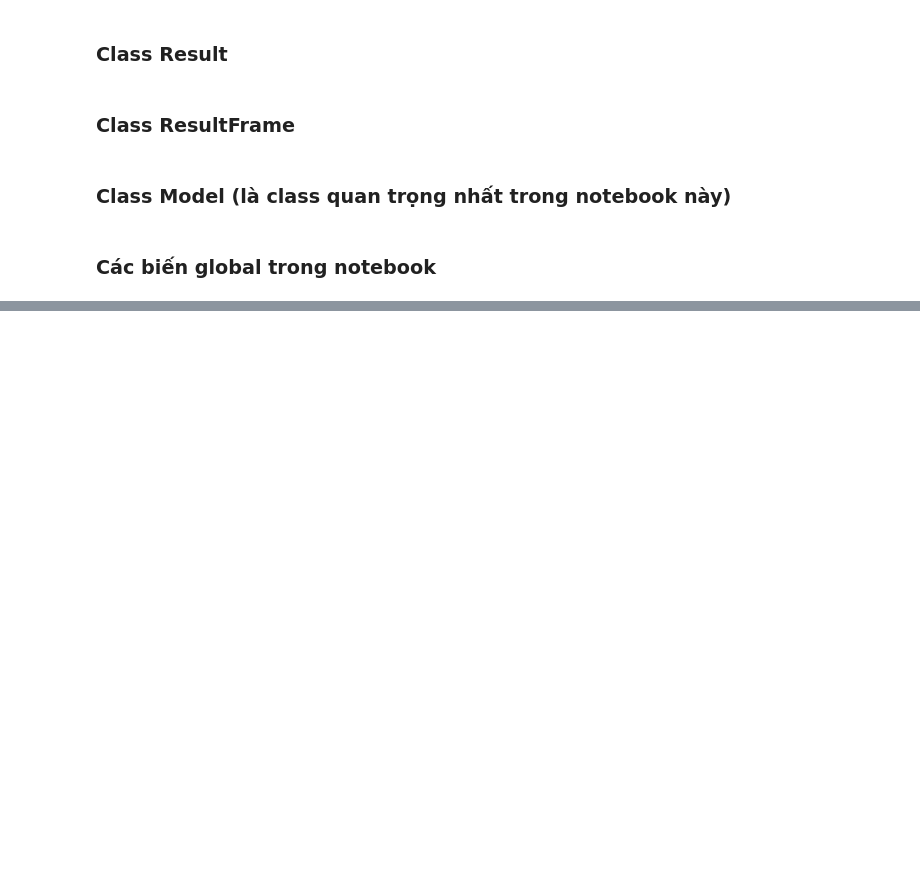
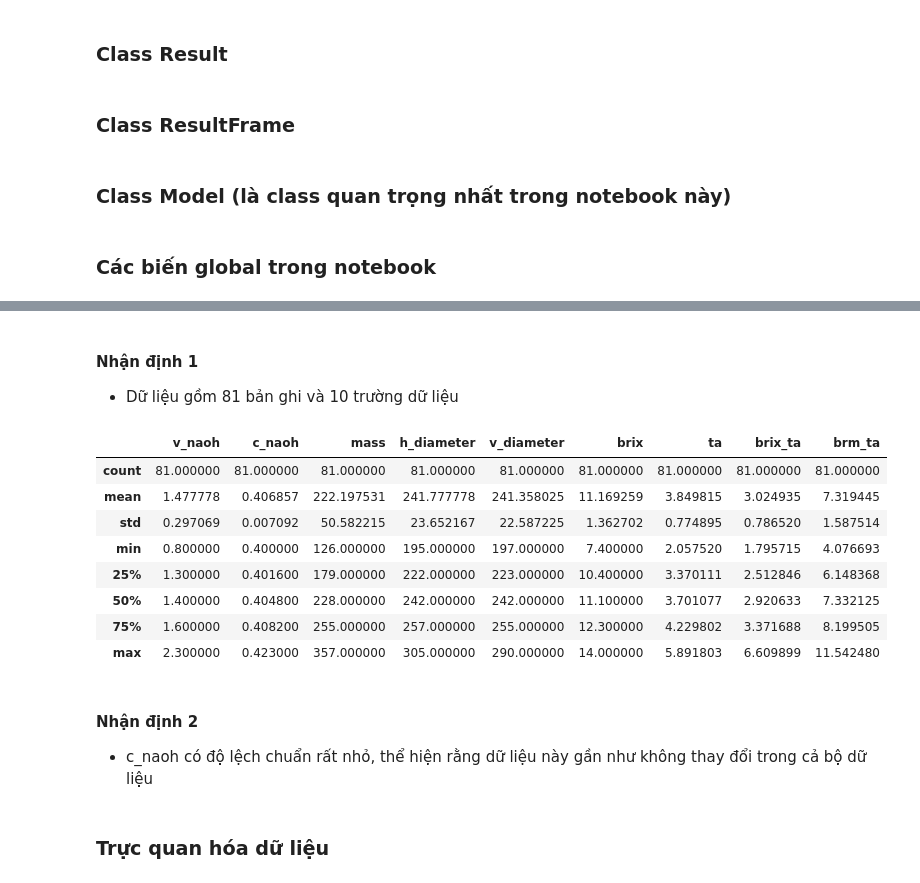
Before and after one commit to DucTrung1802/DS, a Jupyter notebook: Orange/main_orange.ipynb, the cells around one changed output, grey strips where cells are left out. Saved outputs shown, nothing was run; the diff lists cells and outputs as text; code cells hidden in the pictures; blank space fills up the shorter version.

```diff
--- a/Orange/main_orange.ipynb
+++ b/Orange/main_orange.ipynb
@@ -522,0 +754,22 @@ class Model(Utilities):
+# %% [markdown]
+#### Nhận định 1
+- Dữ liệu gồm 81 bản ghi và 10 trường dữ liệu
+# %%
+std_col_name_dataframe.describe()
+# %% [output]
+|  | v_naoh | c_naoh | mass | h_diameter | v_diameter | brix | ta | brix_ta | brm_ta |
+| count | 81.000000 | 81.000000 | 81.000000 | 81.000000 | 81.000000 | 81.000000 | 81.000000 | 81.000000 | 81.000000 |
+| mean | 1.477778 | 0.406857 | 222.197531 | 241.777778 | 241.358025 | 11.169259 | 3.849815 | 3.024935 | 7.319445 |
+| std | 0.297069 | 0.007092 | 50.582215 | 23.652167 | 22.587225 | 1.362702 | 0.774895 | 0.786520 | 1.587514 |
+| min | 0.800000 | 0.400000 | 126.000000 | 195.000000 | 197.000000 | 7.400000 | 2.057520 | 1.795715 | 4.076693 |
+| 25% | 1.300000 | 0.401600 | 179.000000 | 222.000000 | 223.000000 | 10.400000 | 3.370111 | 2.512846 | 6.148368 |
+| 50% | 1.400000 | 0.404800 | 228.000000 | 242.000000 | 242.000000 | 11.100000 | 3.701077 | 2.920633 | 7.332125 |
+| 75% | 1.600000 | 0.408200 | 255.000000 | 257.000000 | 255.000000 | 12.300000 | 4.229802 | 3.371688 | 8.199505 |
+| max | 2.300000 | 0.423000 | 357.000000 | 305.000000 | 290.000000 | 14.000000 | 5.891803 | 6.609899 | 11.542480 |
+# %% [markdown]
+#### Nhận định 2
+- c_naoh có độ lệch chuẩn rất nhỏ, thể hiện rằng
+dữ liệu này gần như không thay đổi trong cả bộ
+dữ liệu
+# %% [markdown]
+### Trực quan hóa dữ liệu
```
Also changed, not shown: parts of 27 cells of this notebook, 1 other file.
